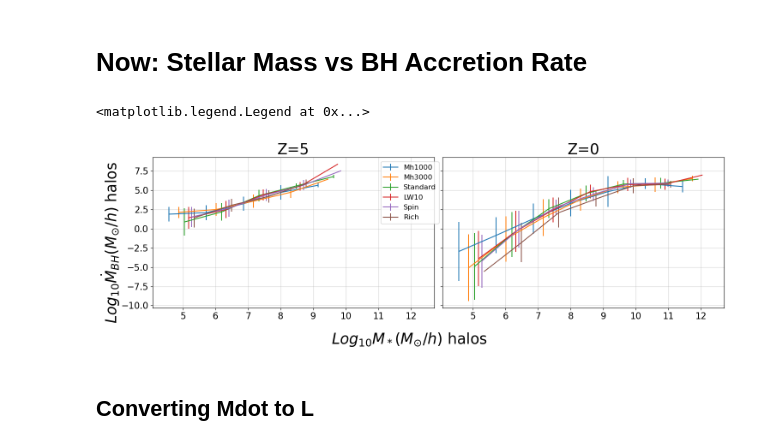
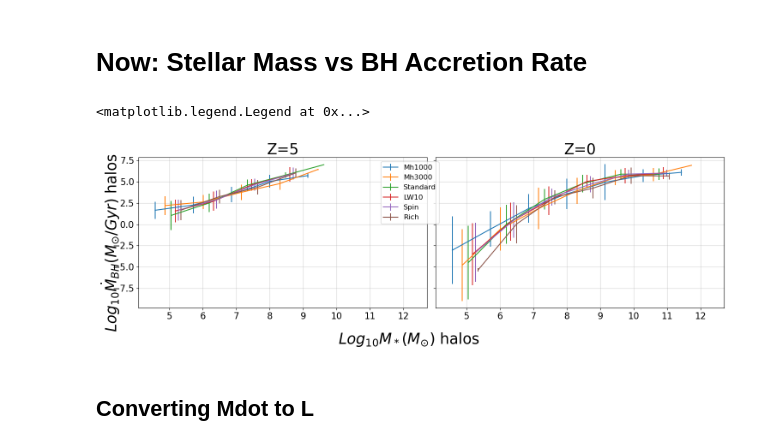
Before and after one commit to khojonat/Brahma_Analysis, a Jupyter notebook: BrahmaRelations.ipynb, the cells around one changed output. Saved outputs shown, nothing was run; the diff lists cells and outputs as text; code cells hidden in the pictures.

Commit message:
Fixed brahma_analysis.py to calculate units correctly and remove unecessary conversions in mean_trends function

```diff
--- a/BrahmaRelations.ipynb
+++ b/BrahmaRelations.ipynb
@@ -67,18 +57,21 @@ Property1 = 'GroupMassType'
 Property2 = 'GroupBHMdot'
 redshifts = [5,0]
 part_type=4
-SMlist,BH_Mdotlist,outputz_list,limits = load_data(path_to_output,run,outputlist,redshifts,Property1,Property2,part_type,conversion=1e10)
+
+# (1e10 Msun/h)/(0.978Gyr/h)
+conversion2 = 1e10/0.978
+SMlist,BH_Mdotlist,outputz_list,limits = load_data(path_to_output,run,outputlist,redshifts,Property1,Property2,part_type,conversion2=conversion2)
 # %%
-MDotMeans,MdotStdDevs,MdotXpoints = mean_trends(SMlist,BH_Mdotlist,redshifts,limits,conversion=1e10,bins=8)
+MDotMeans,MdotStdDevs,MdotXpoints = mean_trends(SMlist,BH_Mdotlist,redshifts,limits,bins=8)
 # %%
 legend_names = ['Mh1000','Mh3000','Standard','LW10','Spin','Rich']
-axislabels = ['$Log_{10}M_* (M_{\odot}/h)$ halos','$Log_{10}\dot{M}_{BH} (M_{\odot}/h)$ halos']
+axislabels = ['$Log_{10}M_* (M_{\odot})$ halos','$Log_{10}\dot{M}_{BH} (M_{\odot}/Gyr)$ halos']
 
 f,axes = plot_brahma(MDotMeans,MdotStdDevs,MdotXpoints,redshifts,legend_names,axislabels,savefig = 'BHMdot_Mstars.png')
 f.legend(loc = (0.45,0.6),fontsize = 12)
 # %% [output]
 <matplotlib.legend.Legend at 0x...>
-[figure, old version]
+[figure, new version]
 # %% [markdown]
 ## Converting Mdot to L
 # %% [markdown]
```
Also changed, not shown: parts of 6 cells of this notebook, 1 other file.
